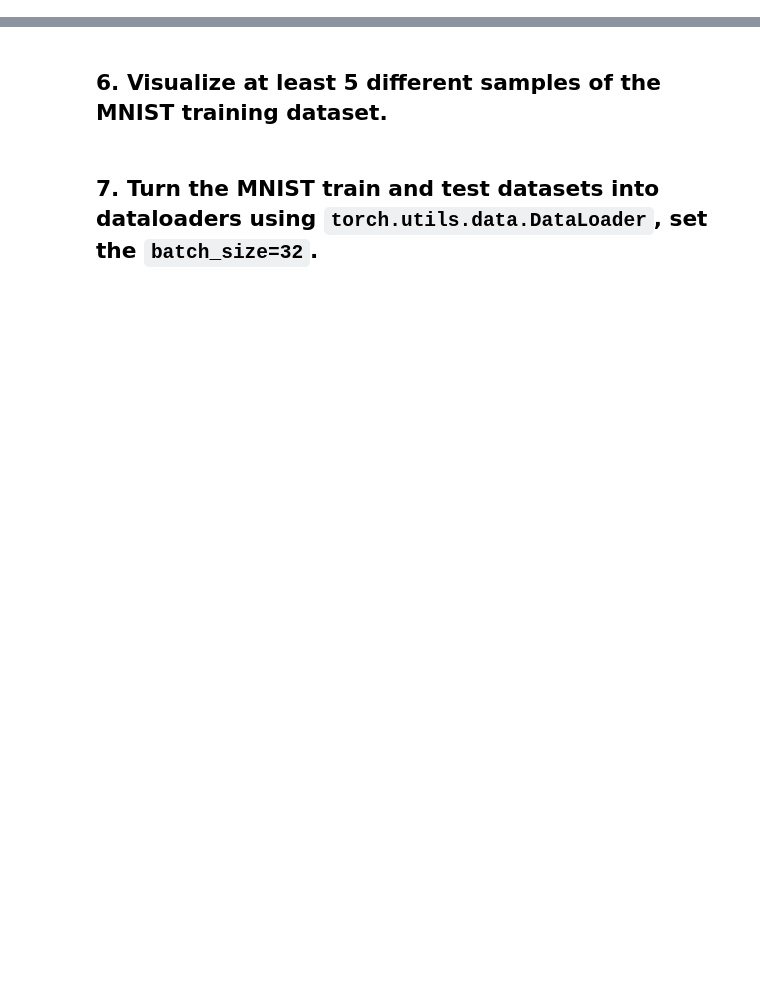
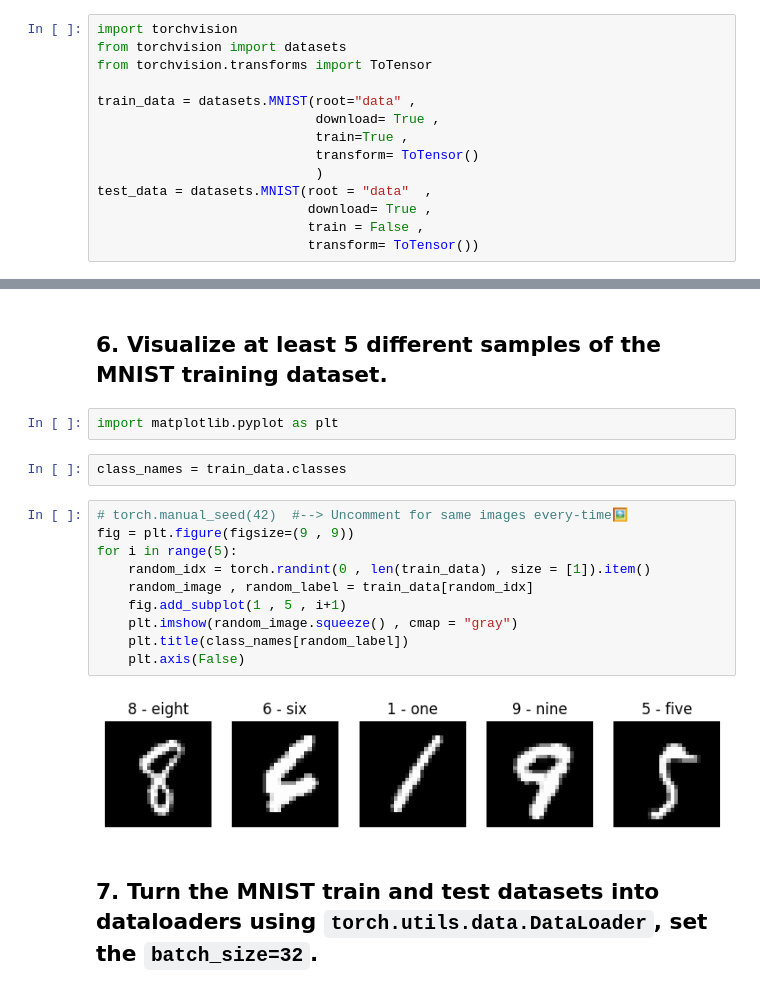
Before and after one commit to RijalChirayu/DeeplearningJourney, a Jupyter notebook: Excercises/03_pytorch_computer_vision_exercises.ipynb, the cells around one changed output, grey strips where cells are left out. Saved outputs shown, nothing was run; the diff lists cells and outputs as text; blank space fills up the shorter version.

```diff
--- a/Excercises/03_pytorch_computer_vision_exercises.ipynb
+++ b/Excercises/03_pytorch_computer_vision_exercises.ipynb
@@ -74,3 +72,17 @@ There are multiple ways to prevent overfitting. Among them three are below:
 * Upload your own example image using the "upload" button on the website and see what happens in each layer of a CNN as your image passes through it.
 # %% [markdown]
 ## 5. Load the [`torchvision.datasets.MNIST()`](https://pytorch.org/vision/stable/generated/torchvision.datasets.MNIST.html#torchvision.datasets.MNIST) train and test datasets.
+# %%
+import torchvision
+from torchvision import datasets
+from torchvision.transforms import ToTensor
+
+train_data = datasets.MNIST(root="data" ,
+                            download= True ,
+                            train=True ,
+                            transform= ToTensor()
+                            )
+test_data = datasets.MNIST(root = "data"  ,
+                           download= True ,
+                           train = False ,
+                           transform= ToTensor())
@@ -77,4 +105,20 @@ There are multiple ways to prevent overfitting. Among them three are below:
 # %% [markdown]
 ## 6. Visualize at least 5 different samples of the MNIST training dataset.
+# %%
+import matplotlib.pyplot as plt
+# %%
+class_names = train_data.classes
+# %%
+# torch.manual_seed(42)  #--> Uncomment for same images every-time🖼️
+fig = plt.figure(figsize=(9 , 9))
+for i in range(5):
+    random_idx = torch.randint(0 , len(train_data) , size = [1]).item()
+    random_image , random_label = train_data[random_idx]
+    fig.add_subplot(1 , 5 , i+1)
+    plt.imshow(random_image.squeeze() , cmap = "gray")
+    plt.title(class_names[random_label])
+    plt.axis(False)
+# %% [output]
+[figure, added]
 # %% [markdown]
 ## 7. Turn the MNIST train and test datasets into dataloaders using `torch.utils.data.DataLoader`, set the `batch_size=32`.
```
Also changed, not shown: parts of 22 cells of this notebook, 8 other files.
